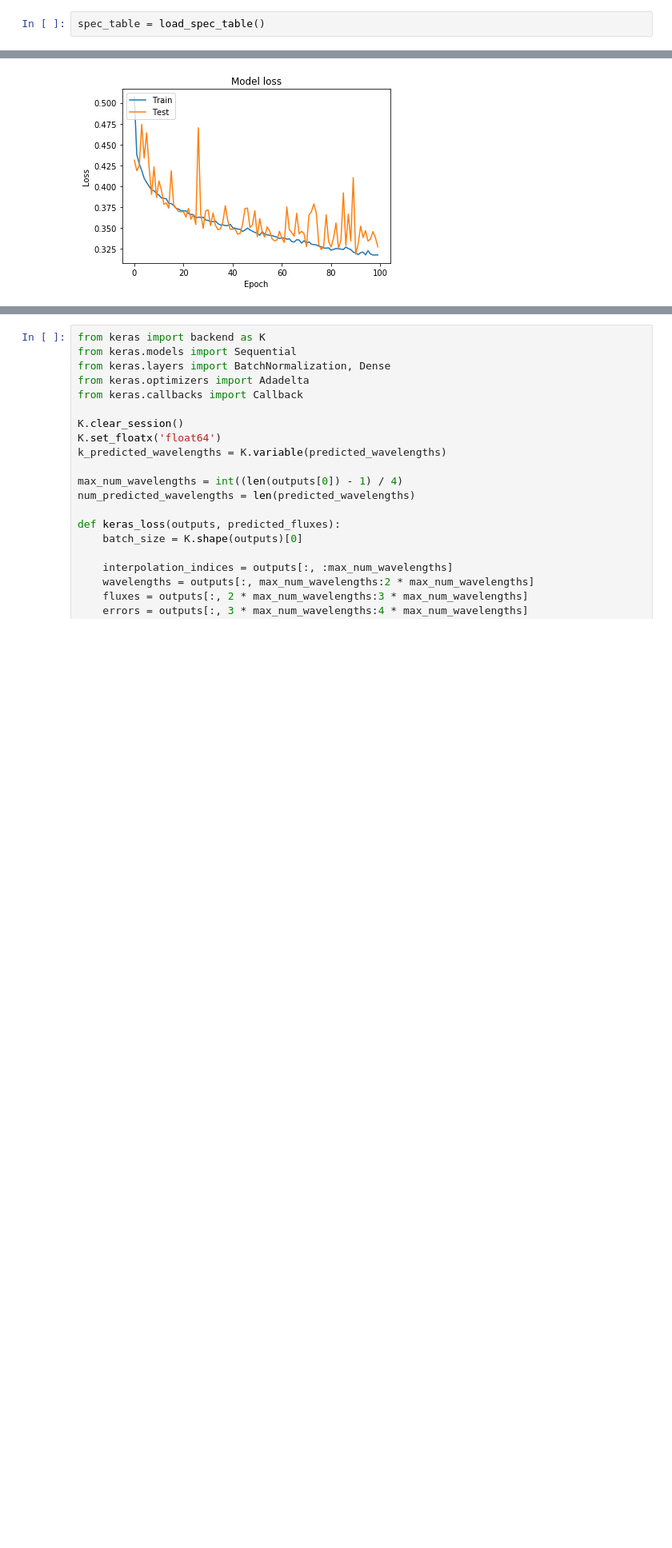
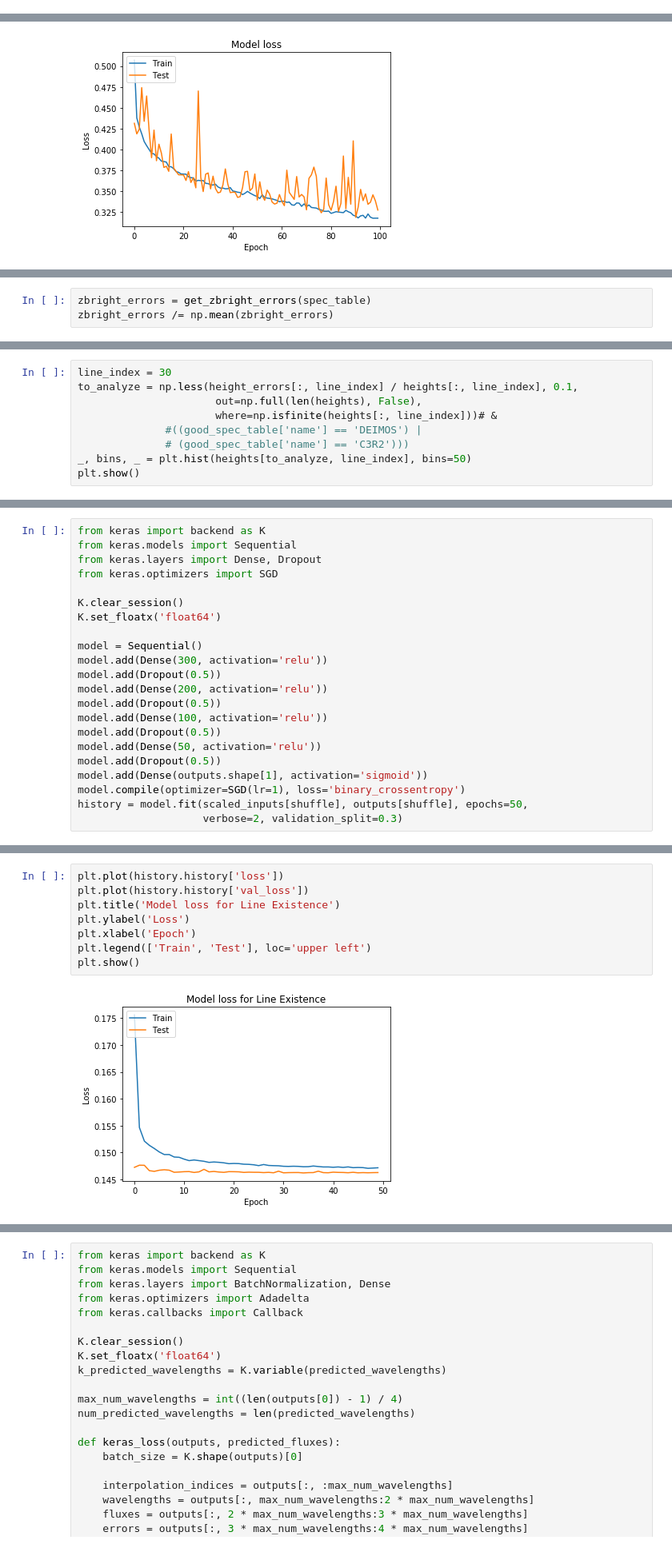
Before and after one commit to dennisYatunin/surf2019, a Jupyter notebook: Notebook.ipynb, the cells around one changed output, grey strips where cells are left out. Shown at 80% size. Drawn from its saved outputs; the diff is of its cells as text; blank space fills up the shorter version.

```diff
--- a/Notebook.ipynb
+++ b/Notebook.ipynb
@@ -1100,8 +1105,6 @@ def calibrate_spec(wavelengths, fluxes, errors, filter_table, filter_data,
 check_downloads()
 phot_table, filter_table = load_phot_filter_tables()
 spec_table = load_spec_table()
-# %%
-spec_table = load_spec_table()
 # %%
 tol = 1e8
 cutoff = 0.65
@@ -1713,0 +1657,3 @@ line_table = vstack([Table.read(table_url, names=colnames,
+# %%
+zbright_errors = get_zbright_errors(spec_table)
+zbright_errors /= np.mean(zbright_errors)
@@ -1713,0 +1987,9 @@ line_table = vstack([Table.read(table_url, names=colnames,
+# %%
+line_index = 30
+to_analyze = np.less(height_errors[:, line_index] / heights[:, line_index], 0.1,
+                      out=np.full(len(heights), False),
+                      where=np.isfinite(heights[:, line_index]))# &
+              #((good_spec_table['name'] == 'DEIMOS') |
+              # (good_spec_table['name'] == 'C3R2')))
+_, bins, _ = plt.hist(heights[to_analyze, line_index], bins=50)
+plt.show()
@@ -1713,0 +2271,22 @@ line_table = vstack([Table.read(table_url, names=colnames,
+# %%
+from keras import backend as K
+from keras.models import Sequential
+from keras.layers import Dense, Dropout
+from keras.optimizers import SGD
+
+K.clear_session()
+K.set_floatx('float64')
+
+model = Sequential()
+model.add(Dense(300, activation='relu'))
+model.add(Dropout(0.5))
+model.add(Dense(200, activation='relu'))
+model.add(Dropout(0.5))
+model.add(Dense(100, activation='relu'))
+model.add(Dropout(0.5))
+model.add(Dense(50, activation='relu'))
+model.add(Dropout(0.5))
+model.add(Dense(outputs.shape[1], activation='sigmoid'))
+model.compile(optimizer=SGD(lr=1), loss='binary_crossentropy')
+history = model.fit(scaled_inputs[shuffle], outputs[shuffle], epochs=50,
+                    verbose=2, validation_split=0.3)
@@ -1713,0 +2311,10 @@ line_table = vstack([Table.read(table_url, names=colnames,
+# %%
+plt.plot(history.history['loss'])
+plt.plot(history.history['val_loss'])
+plt.title('Model loss for Line Existence')
+plt.ylabel('Loss')
+plt.xlabel('Epoch')
+plt.legend(['Train', 'Test'], loc='upper left')
+plt.show()
+# %% [output]
+[figure, added]
```
Also changed, not shown: parts of 37 cells of this notebook, 1 other file.
